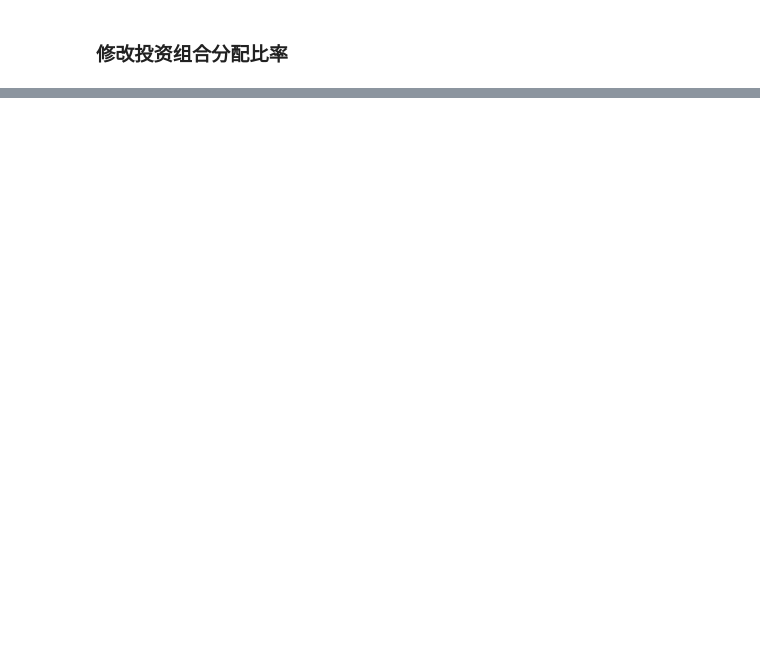
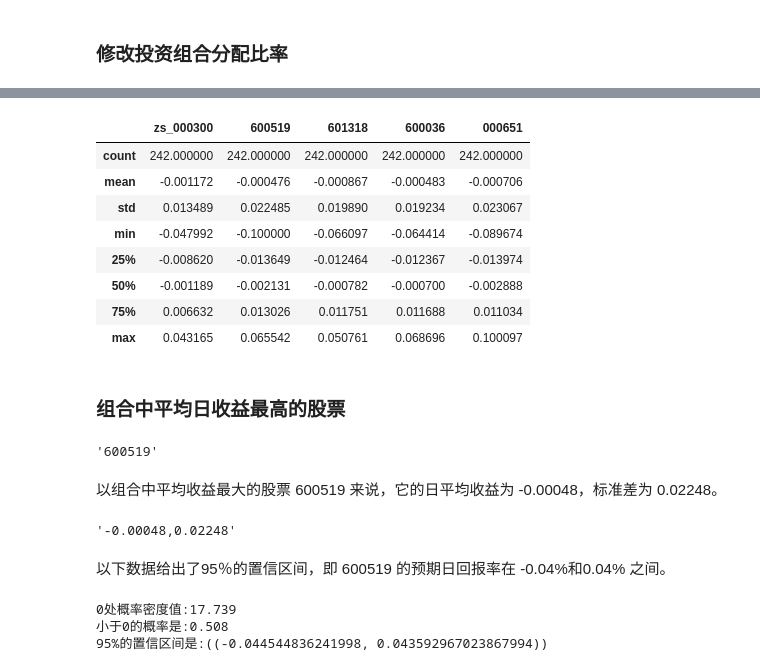
Before and after one commit to GuQiangJS/finance_ai_py, a Jupyter notebook: example/003.002.投资组合-优化器.ipynb, the cells around one changed output, grey strips where cells are left out. Cells and saved outputs as stored; diff of their text form; code cells hidden in the pictures; blank space fills up the shorter version.

```diff
--- a/example/003.002.投资组合-优化器.ipynb
+++ b/example/003.002.投资组合-优化器.ipynb
@@ -96,0 +118,4 @@ plot_portfoilo(SYMBOLS, ZS_CODE, START, END, [0.5,0,0.5,0], START_VALS)
+# %%
+#投资组合日回报率
+daily_return=quantaxis_ext.fetch_index_stock_daily_adv(SYMBOLS, ZS_CODE, START, END).pct_change()
+daily_return.tail()
@@ -96,0 +130,42 @@ plot_portfoilo(SYMBOLS, ZS_CODE, START, END, [0.5,0,0.5,0], START_VALS)
+# %%
+daily_return.describe()
+# %% [output]
+|  | zs_000300 | 600519 | 601318 | 600036 | 000651 |
+| count | 242.000000 | 242.000000 | 242.000000 | 242.000000 | 242.000000 |
+| mean | -0.001172 | -0.000476 | -0.000867 | -0.000483 | -0.000706 |
+| std | 0.013489 | 0.022485 | 0.019890 | 0.019234 | 0.023067 |
+| min | -0.047992 | -0.100000 | -0.066097 | -0.064414 | -0.089674 |
+| 25% | -0.008620 | -0.013649 | -0.012464 | -0.012367 | -0.013974 |
+| 50% | -0.001189 | -0.002131 | -0.000782 | -0.000700 | -0.002888 |
+| 75% | 0.006632 | 0.013026 | 0.011751 | 0.011688 | 0.011034 |
+| max | 0.043165 | 0.065542 | 0.050761 | 0.068696 | 0.100097 |
+# %% [markdown]
+### 组合中平均日收益最高的股票
+# %%
+daily_return.mean().idxmax()
+# %% [output]
+'600519'
+# %% [markdown]
+以组合中平均收益最大的股票 600519 来说，它的日平均收益为 -0.00048，标准差为 0.02248。
+# %%
+import math
+from scipy import stats
+n = len(daily_return)
+mean_600519 = daily_return['600519'].mean()
+std_600519 = daily_return['600519'].std()
+'{:.5f},{:.5f}'.format(mean_600519,std_600519)
+# %% [output]
+'-0.00048,0.02248'
+# %% [markdown]
+以下数据给出了95％的置信区间，即 600519 的预期日回报率在 -0.04%和0.04% 之间。
+# %%
+prob=stats.norm.pdf(0,mean_600519,std_600519) #在0处概率密度值
+pre=stats.norm.cdf(0,mean_600519,std_600519)  #预测小于0的概率
+interval=stats.norm.interval(0.95,mean_600519,std_600519)  #96%置信水平的区间
+print('0处概率密度值:{:.3f}'.format(prob))
+print('小于0的概率是:{:.3f}'.format(pre))
+print('95%的置信区间是:({})'.format(interval))
+# %% [output]
+0处概率密度值:17.739
+小于0的概率是:0.508
+95%的置信区间是:((-0.044544836241998, 0.043592967023867994))
```
Also changed, not shown: parts of 8 cells of this notebook, 3 other files.
